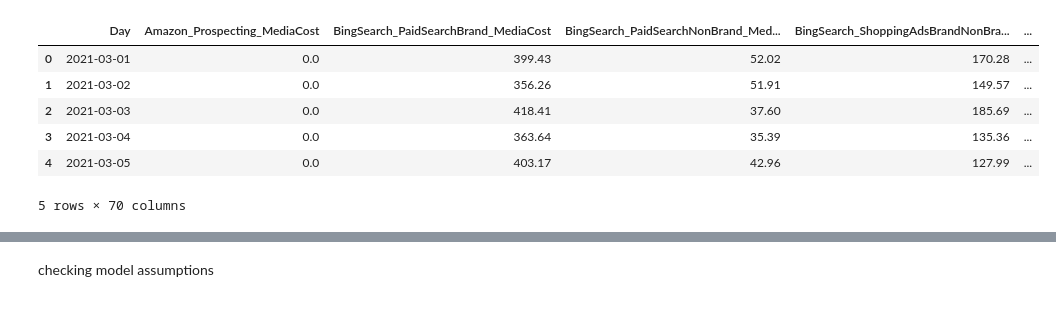
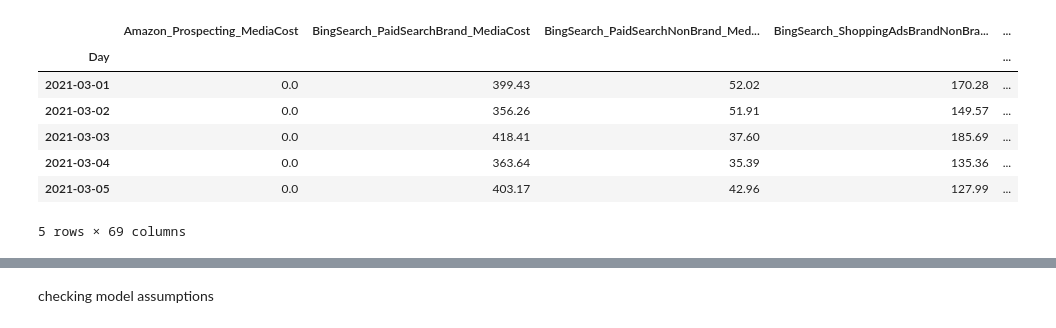
Before and after one commit to RSatyakaal/media_mix_model, a Jupyter notebook: proactiv_bayesian.ipynb, the cells around one changed output, grey strips where cells are left out. Saved outputs shown, nothing was run; the diff lists cells and outputs as text; code cells hidden in the pictures.

```diff
--- a/proactiv_bayesian.ipynb
+++ b/proactiv_bayesian.ipynb
@@ -21,16 +22,17 @@ from helper import *
 [interactive output not drawn]
 # %%
 mediaFile = "proactiv_usa_march23.csv"
-dfMedia = pd.read_csv(mediaFile).drop(columns=["holiday"])
+dfMedia = pd.read_csv(mediaFile).drop(columns=["holiday"]).set_index("Day")
 dfMedia.head()
 # %% [output]
-|  | Day | Amazon_Prospecting_MediaCost | BingSearch_PaidSearchBrand_MediaCost | BingSearch_PaidSearchNonBrand_Med... | BingSearch_ShoppingAdsBrandNonBra... | ... |
-| 0 | 2021-03-01 | 0.0 | 399.43 | 52.02 | 170.28 | ... |
-| 1 | 2021-03-02 | 0.0 | 356.26 | 51.91 | 149.57 | ... |
-| 2 | 2021-03-03 | 0.0 | 418.41 | 37.60 | 185.69 | ... |
-| 3 | 2021-03-04 | 0.0 | 363.64 | 35.39 | 135.36 | ... |
-| 4 | 2021-03-05 | 0.0 | 403.17 | 42.96 | 127.99 | ... |
+|  | Amazon_Prospecting_MediaCost | BingSearch_PaidSearchBrand_MediaCost | BingSearch_PaidSearchNonBrand_Med... | BingSearch_ShoppingAdsBrandNonBra... | ... |
+| Day |  |  |  |  | ... |
+| 2021-03-01 | 0.0 | 399.43 | 52.02 | 170.28 | ... |
+| 2021-03-02 | 0.0 | 356.26 | 51.91 | 149.57 | ... |
+| 2021-03-03 | 0.0 | 418.41 | 37.60 | 185.69 | ... |
+| 2021-03-04 | 0.0 | 363.64 | 35.39 | 135.36 | ... |
+| 2021-03-05 | 0.0 | 403.17 | 42.96 | 127.99 | ... |
-5 rows × 70 columns
+5 rows × 69 columns
 # %%
 dfMedia = dfMedia[get_media_vars(dfMedia) + ["Orders"]]
 # %%
```
Also changed, not shown: parts of 12 cells of this notebook, 1 other file.
